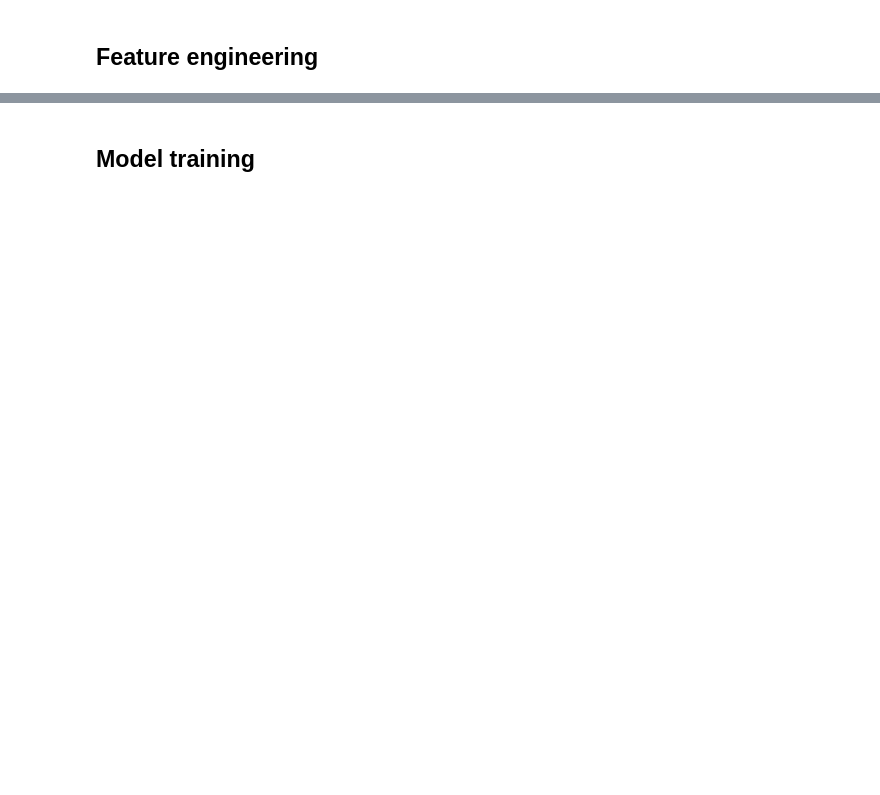
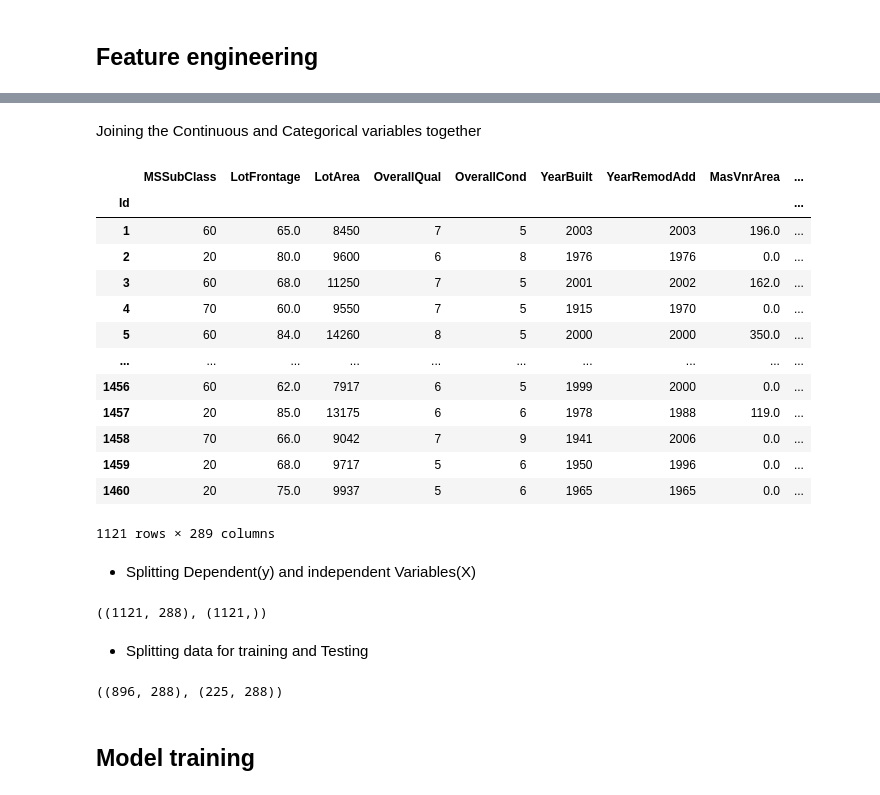
Before and after one commit to vadramson/dsa-dsp-Vadrama-Ndisang-Ngyibi, a Jupyter notebook: notebooks/house_prices_notebook_refactoring.ipynb, the cells around one changed output, grey strips where cells are left out. Saved outputs shown, nothing was run; the diff lists cells and outputs as text; code cells hidden in the pictures; blank space fills up the shorter version.

```diff
--- a/notebooks/house_prices_notebook_refactoring.ipynb
+++ b/notebooks/house_prices_notebook_refactoring.ipynb
@@ -15,0 +101,3 @@
+# %%
+df_categorical = df_master.select_dtypes(exclude='number')
+df_categorical.head()
@@ -15,0 +138,3 @@
+# %%
+one_hot_encoder_get_dummies = pd.get_dummies(df_categorical, prefix=None, prefix_sep='_', dummy_na=False, columns=None, sparse=False, drop_first=False, dtype=None)
+one_hot_encoder_get_dummies
@@ -17,0 +163,4 @@
+# %%
+df_continuous_indexes = list(df_continuous.index)
+one_hot_encoder_get_dummies = one_hot_encoder_get_dummies.loc[df_continuous_indexes]
+one_hot_encoder_get_dummies
@@ -18,2 +182,38 @@
+# %% [markdown]
+ Joining the Continuous and Categorical variables together
+# %%
+df_final_one_hot_encoder = pd.concat([df_continuous,one_hot_encoder_get_dummies] , axis=1)
+df_final_one_hot_encoder
+# %% [output]
+|  | MSSubClass | LotFrontage | LotArea | OverallQual | OverallCond | YearBuilt | YearRemodAdd | MasVnrArea | ... |
+| Id |  |  |  |  |  |  |  |  | ... |
+| 1 | 60 | 65.0 | 8450 | 7 | 5 | 2003 | 2003 | 196.0 | ... |
+| 2 | 20 | 80.0 | 9600 | 6 | 8 | 1976 | 1976 | 0.0 | ... |
+| 3 | 60 | 68.0 | 11250 | 7 | 5 | 2001 | 2002 | 162.0 | ... |
+| 4 | 70 | 60.0 | 9550 | 7 | 5 | 1915 | 1970 | 0.0 | ... |
+| 5 | 60 | 84.0 | 14260 | 8 | 5 | 2000 | 2000 | 350.0 | ... |
+| ... | ... | ... | ... | ... | ... | ... | ... | ... | ... |
+| 1456 | 60 | 62.0 | 7917 | 6 | 5 | 1999 | 2000 | 0.0 | ... |
+| 1457 | 20 | 85.0 | 13175 | 6 | 6 | 1978 | 1988 | 119.0 | ... |
+| 1458 | 70 | 66.0 | 9042 | 7 | 9 | 1941 | 2006 | 0.0 | ... |
+| 1459 | 20 | 68.0 | 9717 | 5 | 6 | 1950 | 1996 | 0.0 | ... |
+| 1460 | 20 | 75.0 | 9937 | 5 | 6 | 1965 | 1965 | 0.0 | ... |
+1121 rows × 289 columns
+# %% [markdown]
+- Splitting Dependent(y) and independent Variables(X)
+# %%
+X_one_hot, y_one_hot = df_final_one_hot_encoder.drop(target_column, axis=1), df_final_one_hot_encoder[target_column]
+X_one_hot.shape, y_one_hot.shape
+# %% [output]
+((1121, 288), (1121,))
+# %% [markdown]
+- Splitting data for training and Testing
+# %%
+from sklearn.model_selection import train_test_split
+
+X_train_one_hot, X_test_one_hot, y_train_one_hot, y_test_one_hot = train_test_split(X_one_hot, y_one_hot, test_size=0.2)
+X_train_one_hot.shape, X_test_one_hot.shape
+# %% [output]
+((896, 288), (225, 288))
 # %% [markdown]
 ## Model training
```
Also changed, not shown: parts of 29 cells of this notebook, 1 other file.
